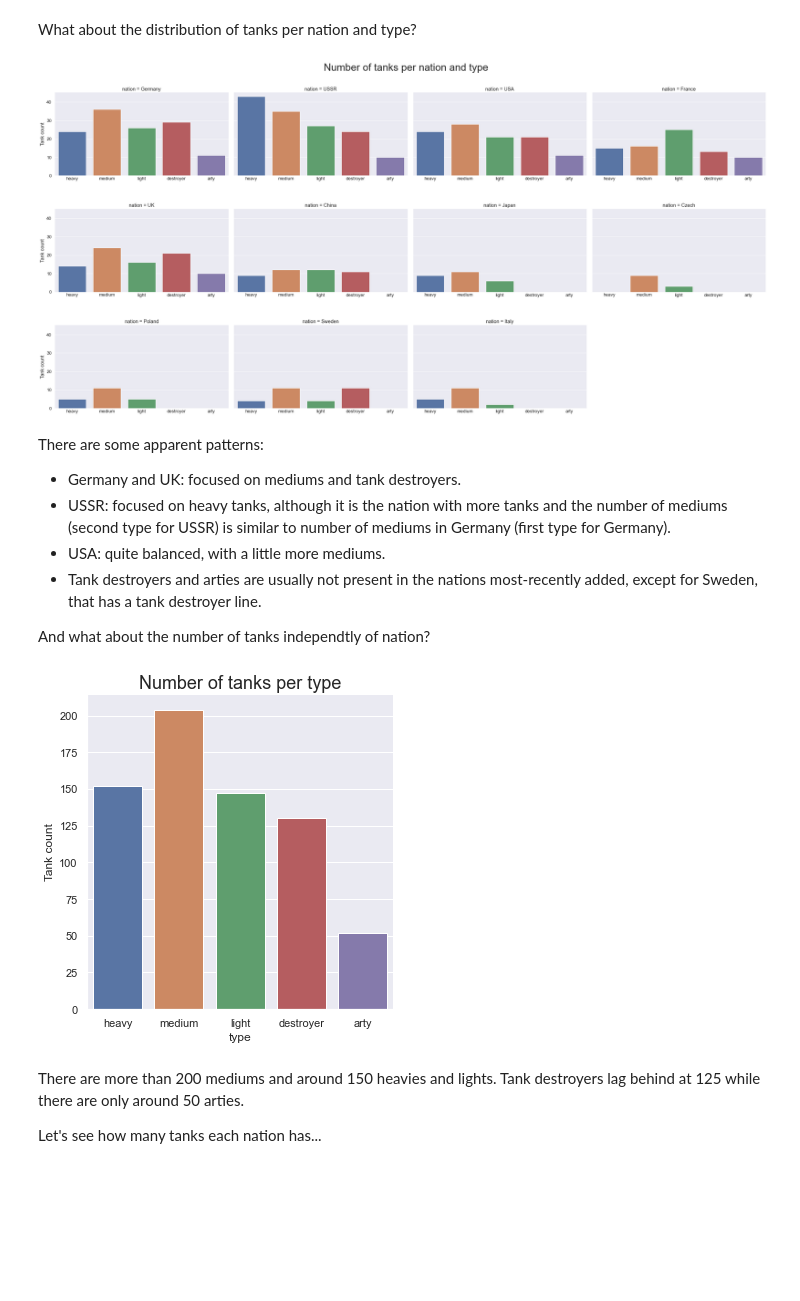
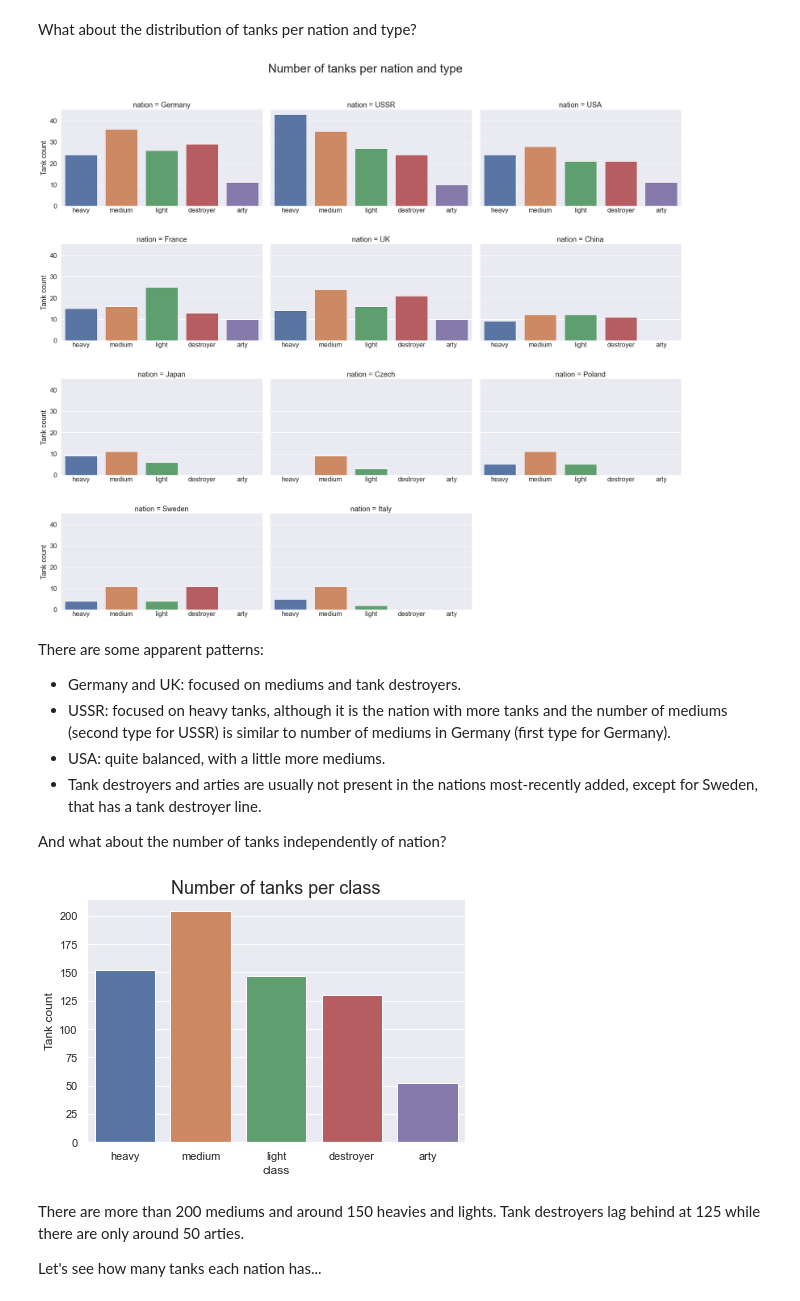
Before and after one commit to GuilleHoardings/wot_tank_data, a Jupyter notebook: 1 General analysis.ipynb, the cells around one changed output. Drawn from its saved outputs; the diff is of its cells as text; code cells hidden in the pictures; blank space fills up the shorter version.

```diff
--- a/1 General analysis.ipynb
+++ b/1 General analysis.ipynb
@@ -27,13 +48,14 @@ sns.set(rc={
 
 df = pd.read_csv("wot_data.csv", sep=";")
 
-# Clean up so that tanks are ordered by nation, tier and type
-types = ["heavy", "medium", "light", "destroyer", "arty"]
+# Clean up so that tanks are ordered by nation, class and type
+classes = ["heavy", "medium", "light", "destroyer", "arty"]
 df = df.replace(
     ["heavyTank", "mediumTank", "lightTank", "AT-SPG", "SPG"],
-    types
+    classes
 )
-df.type = pd.Categorical(df["type"], types, ordered=True)
+df["class"] = pd.Categorical(df["type"], classes, ordered=True)
+df.drop("type", inplace=True, axis=1)
 
 nations = ["Germany", "USSR", "USA", "France", "UK", "China", "Japan", "Czech", "Poland", "Sweden", "Italy" ]
 df = df.replace(
@@ -42,9 +64,8 @@ df = df.replace(
 )
 df.nation = pd.Categorical(df["nation"], nations, ordered=True)
 
-df.sort_values(["nation", "tier", "type"], ascending=True)
+df.sort_values(["nation", "tier", "class"], ascending=True)
 
 num_confs = len(df)
 num_tanks = len(df.name.unique())
 avg_confs_per_tank = num_confs/num_tanks
-print(f'Number of configurations: {num_confs}.\nNumber of tanks: {num_tanks}.\nAverage number of configurations per tank: {avg_confs_per_tank}')
@@ -132,8 +141,8 @@ with sns.axes_style("whitegrid"):
 # %% [markdown]
 We can see that all non-premium tanks with only one configuration are tier 10. But there are almost 300 tanks with only one configuration and now we only have a little more than 50... So, how many premium tanks are there?
 # %%
-gr = df[["name", "type", "dpm", "tier", "nation", "is_gift", "speed_forward", "speed_backward", "is_premium"]].groupby(["name"]).agg(
-    { 'type': 'first',
+gr = df[["name", "class", "dpm", "tier", "nation", "is_gift", "speed_forward", "speed_backward", "is_premium"]].groupby(["name"]).agg(
+    { 'class': 'first',
       'dpm': 'max',
       'tier': 'first',
       'nation': 'first',
@@ -142,13 +151,13 @@ gr = df[["name", "type", "dpm", "tier", "nation", "is_gift", "speed_forward", "s
       'speed_backward': 'max',
       'is_premium': 'first',
       }).reset_index()
-gr.type = pd.Categorical(gr["type"], types, ordered=True)
+gr["class"] = pd.Categorical(gr["class"], classes, ordered=True)
 gr.nation = pd.Categorical(gr["nation"], nations, ordered=True)
 
-premium = gr.groupby(["tier", "is_premium"]).count()["type"].reset_index().rename(columns={'type':'Tank count'})
+premium = gr.groupby(["tier", "is_premium"]).count()["class"].reset_index().rename(columns={'class':'Tank count'})
 premium.is_premium.replace(True, "Premium", inplace=True)
 premium.is_premium.replace(False, "Non-premium", inplace=True)
 premium_count = premium.groupby("is_premium").sum()["Tank count"]
 _ = premium_count.plot(kind="pie", title="% premium tanks", autopct='%1.1f%%', colors = ['silver', 'gold'], legend=False)
-print(f'There are {premium_count["Non-premium"]} premium tanks and {premium_count["Premium"]} non-premium tanks.')
+HTML(f'There are {premium_count["Non-premium"]} premium tanks and {premium_count["Premium"]} non-premium tanks.')
 # %% [output]
@@ -193,17 +202,18 @@ _ = premimum_by_tier["Premium"].iloc[::-1].iloc[:-1].plot(kind="pie",
 # %% [markdown]
 What about the distribution of tanks per nation and type?
 # %%
-gr_nat_type = gr.groupby(["nation", "type"]).count().rename(columns={'dpm': 'Tank count'})["Tank count"].reset_index()
-with sns.plotting_context("notebook", font_scale=1.2):
-    g = sns.catplot(data=gr_nat_type, x="type", y="Tank count", col="nation", kind="bar", col_wrap=4, col_order=nations, aspect=1.5)
+gr_nat_type = gr.groupby(["nation", "class"]).count().rename(columns={'dpm': 'Tank count'})["Tank count"].reset_index()
+with sns.plotting_context("notebook", font_scale=1.5):
+    g = sns.catplot(data=gr_nat_type, x="class", y="Tank count", col="nation", kind="bar", col_wrap=3, col_order=nations,
+                    aspect=1.5)
     for ax in g.axes.flatten():
         ax.tick_params(labelbottom=True, axis="x", direction="in")
         ax.set_xlabel('')
     plt.subplots_adjust(hspace=0.4)
     g.fig.subplots_adjust(top=0.9)
     g.fig.suptitle("Number of tanks per nation and type", size=30)
 # %% [output]
-[figure, old version]
+[figure, new version]
 # %% [markdown]
 There are some apparent patterns:
 
@@ -212,13 +222,13 @@ There are some apparent patterns:
 - USA: quite balanced, with a little more mediums.
 - Tank destroyers and arties are usually not present in the nations most-recently added, except for Sweden, that has a tank destroyer line.
 
-And what about the number of tanks independtly of nation?
+And what about the number of tanks independently of nation?
 # %%
-gr_type = gr.groupby(["type"]).count().rename(columns={'dpm': 'Tank count'})["Tank count"].reset_index()
-g = sns.catplot(data=gr_type, x="type", y="Tank count", kind="bar")
-_ = plt.title("Number of tanks per type")
+gr_type = gr.groupby(["class"]).count().rename(columns={'dpm': 'Tank count'})["Tank count"].reset_index()
+g = sns.catplot(data=gr_type, x="class", y="Tank count", kind="bar", aspect=1.5, height=4)
+_ = plt.title("Number of tanks per class")
 # %% [output]
-[figure, old version]
+[figure, new version]
 # %% [markdown]
 There are more than 200 mediums and around 150 heavies and lights. Tank destroyers lag behind at 125 while there are only around 50 arties.
 
```
Also changed, not shown: parts of 12 cells of this notebook, 1 other file.
